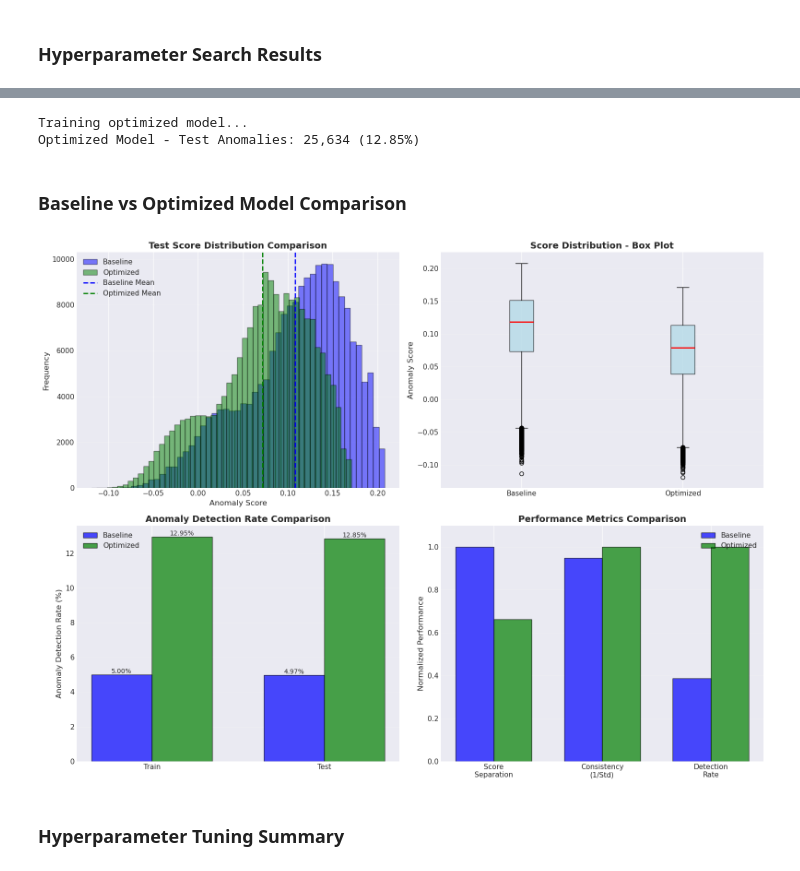
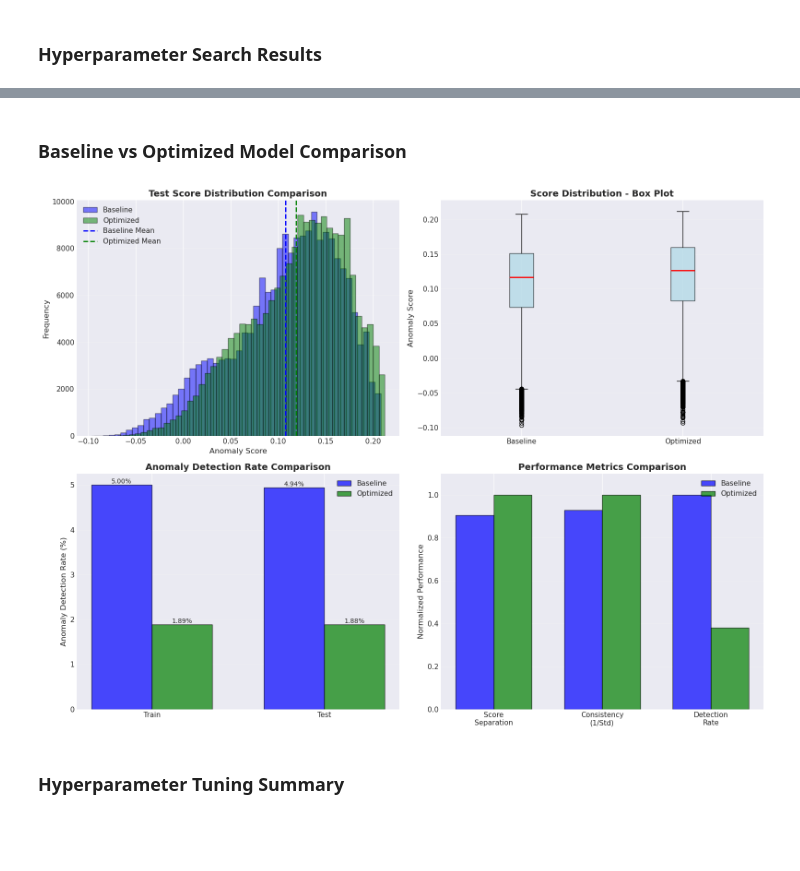
Before and after one commit to swapnilprakashpatil/aai540_3proj, a Jupyter notebook: notebooks/cms_anomaly_detection.ipynb, the cells around one changed output, grey strips where cells are left out. Drawn from its saved outputs; the diff is of its cells as text; code cells hidden in the pictures; blank space fills up the shorter version.

```diff
--- a/notebooks/cms_anomaly_detection.ipynb
+++ b/notebooks/cms_anomaly_detection.ipynb
@@ -1375,46 +1453,50 @@ Optimal Parameters: {'bootstrap': False, 'contamination': 0.1294814480290349, 'm
 # %%
-print("Training optimized model...")
+# Train on full training data
+optimized_model = IsolationForest(
+    **optimal_params,
+    random_state=42,
+    n_jobs=-1,
+    verbose=0
+)
 
-optimized_model = IsolationForest(**optimal_params)
+start_time = time.time()
 optimized_model.fit(X_train)
+training_time_opt = time.time() - start_time
 
+# Evaluate on test set
 optimized_test_predictions = optimized_model.predict(X_test)
+optimized_test_scores = optimized_model.decision_function(X_test)
 optimized_test_anomalies = (optimized_test_predictions == -1).sum()
 
-print(f"Optimized Model - Test Anomalies: {optimized_test_anomalies:,} ({optimized_test_anomalies/len(X_test)*100:.2f}%)")
+# Also get train predictions for comparison
+optimized_train_predictions = optimized_model.predict(X_train)
+optimized_train_anomalies = (optimized_train_predictions == -1).sum()
-# %% [output]
-Training optimized model...
-Optimized Model - Test Anomalies: 25,634 (12.85%)
 # %% [markdown]
 ### Baseline vs Optimized Model Comparison
 # %%
 baseline_test_scores = test_scores
-optimized_test_scores = optimized_model.decision_function(X_test)
-optimized_train_predictions = optimized_model.predict(X_train)
-optimized_train_anomalies = (optimized_train_predictions == -1).sum()
-
 baseline_score_mean = baseline_test_scores.mean()
 baseline_score_std = baseline_test_scores.std()
 optimized_score_mean = optimized_test_scores.mean()
 optimized_score_std = optimized_test_scores.std()
 
 fig = model_viz.plot_model_comparison(
-    baseline_test_scores,
-    optimized_test_scores,
-    train_anomaly_count,
-    test_anomaly_count,
-    optimized_train_anomalies,
-    optimized_test_anomalies,
-    len(X_train),
-    len(X_test),
-    baseline_score_mean,
-    optimized_score_mean,
-    baseline_score_std,
-    optimized_score_std
+    baseline_test_scores=baseline_test_scores,
+    optimized_test_scores=optimized_test_scores,
+    baseline_train_anomalies=train_anomaly_count,
+    baseline_test_anomalies=test_anomaly_count,
+    optimized_train_anomalies=optimized_train_anomalies,
+    optimized_test_anomalies=optimized_test_anomalies,
+    X_train_len=len(X_train),
+    X_test_len=len(X_test),
+    baseline_score_mean=baseline_score_mean,
+    optimized_score_mean=optimized_score_mean,
+    baseline_score_std=baseline_score_std,
+    optimized_score_std=optimized_score_std
 )
 plt.show()
 # %% [output]
-[figure, old version]
+[figure, new version]
 # %% [markdown]
 ### Hyperparameter Tuning Summary
 # %%
```
Also changed, not shown: parts of 76 cells of this notebook, 6 other files.
